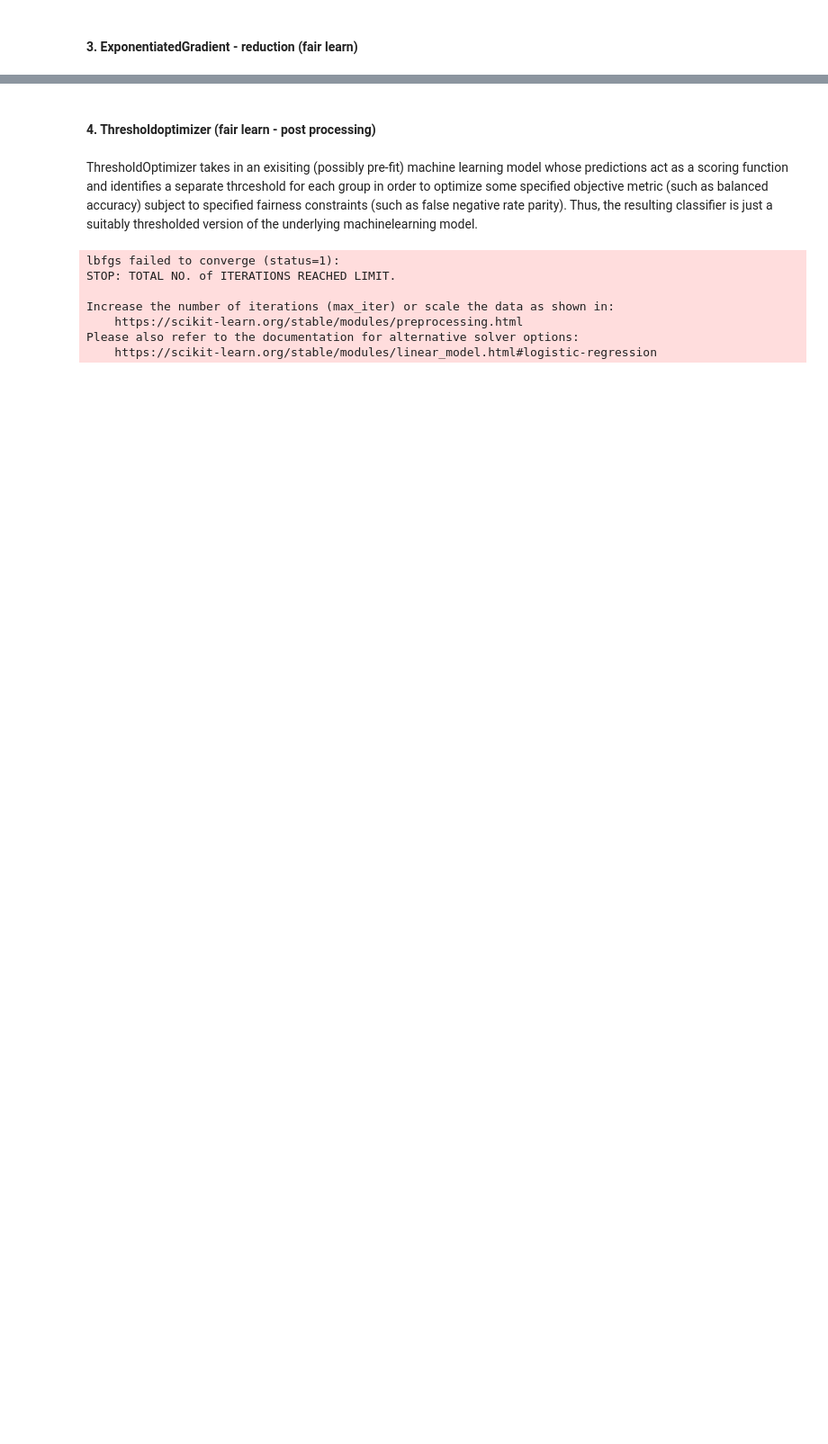
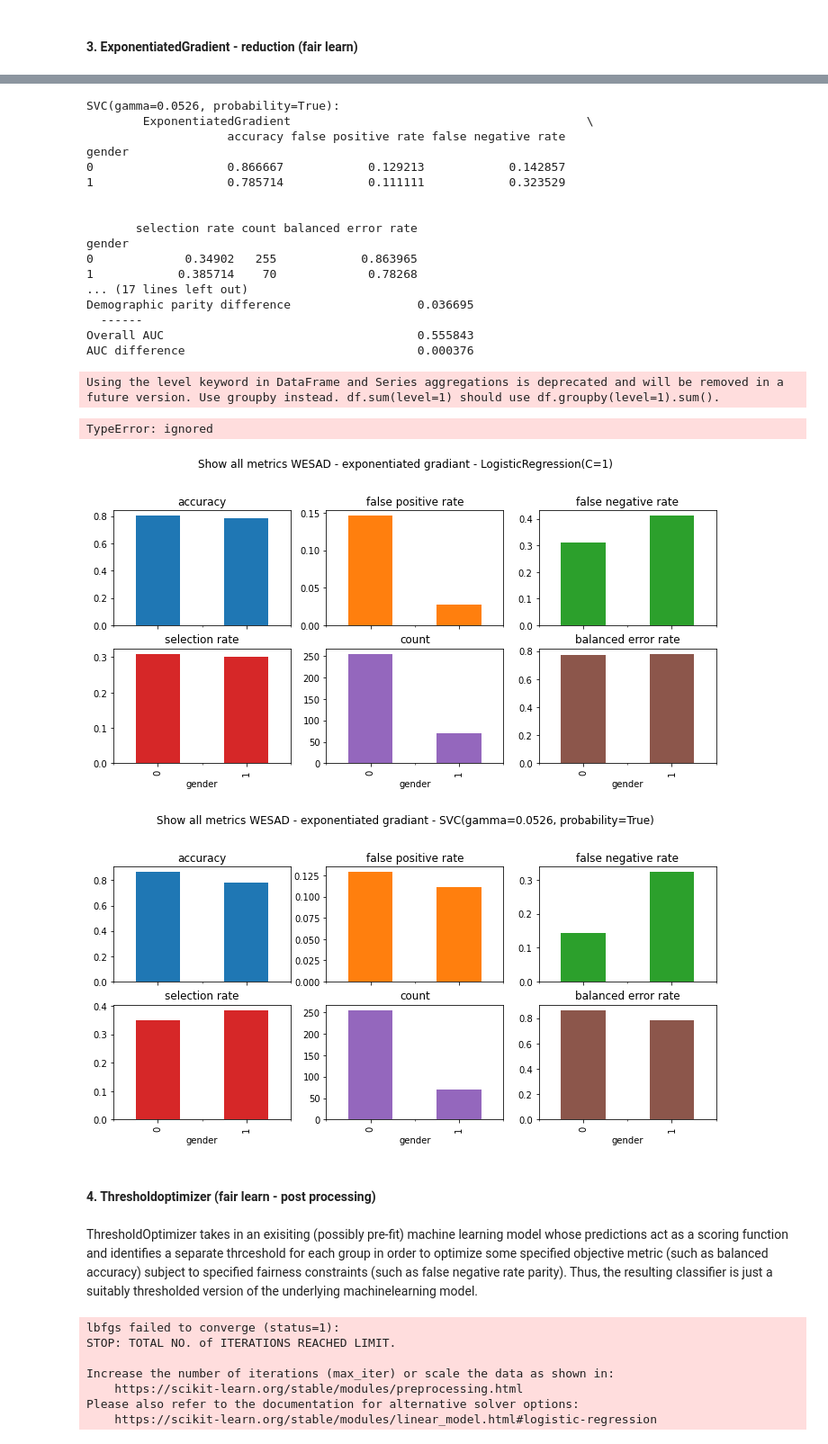
Before and after one commit to FHnt97/About_myself, a Jupyter notebook: WESAD_Debiasing_Classification_Algorithms_2_0_GENDER.ipynb, the cells around one changed output, grey strips where cells are left out. Shown: that part at 90% size. Cells and saved outputs as stored; diff of their text form; code cells hidden in the pictures; blank space fills up the shorter version.

```diff
--- a/WESAD_Debiasing_Classification_Algorithms_2_0_GENDER.ipynb
+++ b/WESAD_Debiasing_Classification_Algorithms_2_0_GENDER.ipynb
@@ -671,7 +682,8 @@ for cls in classifiers:
                                        y_true=y_test,
                                        y_pred=y_pred_reductions,
                                        sensitive_features=A_test
-                                       ) # gender<>age
+                                       )
+
   df_results = pd.concat([mf_eg.by_group],
                           keys=['ExponentiatedGradient'],
                           axis=1)
@@ -699,3 +711,4 @@ for cls in classifiers:
   models_dict = {"mitigated_pre-processing": (test_preds, y_pred)}
 
   print(f':{chr(10)}{cls}: {chr(10)} {get_metrics_df(models_dict, y_test, A_test)} {chr(10)}')
+# %% [output]
@@ -702,3 +766,24 @@ for cls in classifiers:
+SVC(gamma=0.0526, probability=True):
+        ExponentiatedGradient                                          \
+                    accuracy false positive rate false negative rate
+gender
+0                   0.866667            0.129213            0.142857
+1                   0.785714            0.111111            0.323529
+
+
+       selection rate count balanced error rate
+gender
+0             0.34902   255            0.863965
+1            0.385714    70             0.78268
+... (17 lines left out)
+Demographic parity difference                  0.036695
+  ------
+Overall AUC                                    0.555843
+AUC difference                                 0.000376
+Using the level keyword in DataFrame and Series aggregations is deprecated and will be removed in a future version. Use groupby instead. df.sum(level=1) should use df.groupby(level=1).sum().
+TypeError: ignored
+[figure, added]
+[figure, added]
 # %% [markdown]
 #### 4. Thresholdoptimizer (fair learn - post processing)
 # %% [markdown]
```
Also changed, not shown: parts of 11 cells of this notebook.
